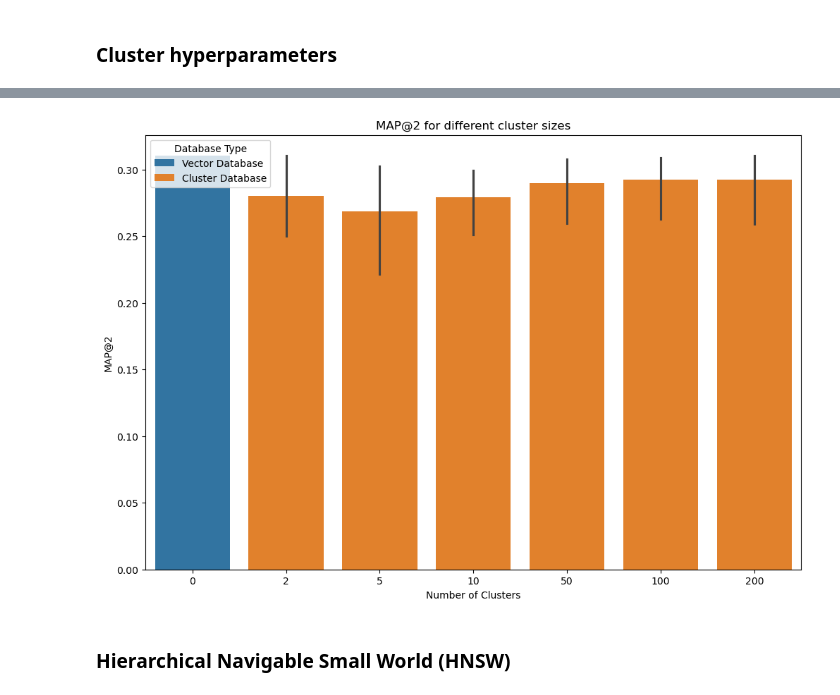
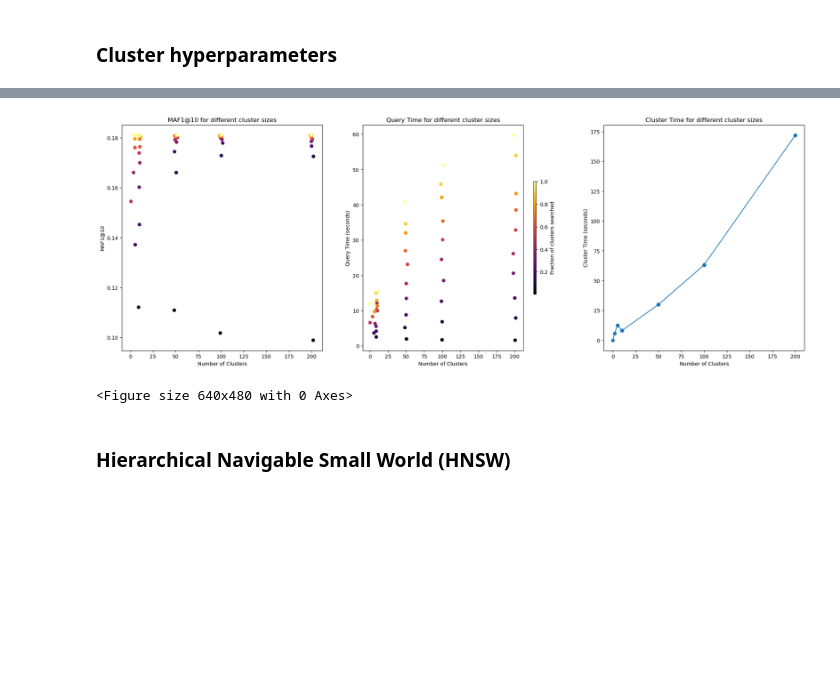
Before and after one commit to cancetinsoy/semantic-search-and-retrieval-with-sbert, a Jupyter notebook: test.ipynb, the cells around one changed output, grey strips where cells are left out. Cells and saved outputs as stored; diff of their text form; code cells hidden in the pictures; blank space fills up the shorter version.

```diff
--- a/test.ipynb
+++ b/test.ipynb
@@ -162,15 +191,63 @@ results = pd.DataFrame(results)
-# %%
-import seaborn as sns
-
-plt.figure(figsize=(12, 8))
-sns.barplot(x="clusters", y=f"MAP@{k}", hue="database", data=results)
-plt.title(f"MAP@{k} for different cluster sizes")
-plt.xlabel("Number of Clusters")
-plt.ylabel(f"MAP@{k}")
-plt.legend(title="Database Type")
-plt.show()
-# %% [output]
-[figure, removed]
+# %%
+import matplotlib.colors as mcolors
+
+k = 10
+
+results = pd.read_csv("results/cluster_results.csv")
+
+# Extract data and add jitter dynamically for MAF1@k
+x1 = results["clusters"] + np.random.uniform(-2, 2, len(results))
+y1 = results[f"MAF1@{k}"]
+hue1 = results["top_c"] / results["clusters"]
+
+# Normalize the hue values for the colormap
+norm1 = mcolors.Normalize(vmin=hue1.min(), vmax=hue1.max())
+cmap1 = plt.cm.inferno
+
+# Extract data and add jitter dynamically for query_time
+x2 = results["clusters"] + np.random.uniform(-2, 2, len(results))
+y2 = results["query_time"]
+hue2 = results["top_c"] / results["clusters"]
+
+# Normalize the hue values for the colormap
+norm2 = mcolors.Normalize(vmin=hue2.min(), vmax=hue2.max())
+cmap2 = plt.cm.inferno
+
+# Create the figure and subplots
+fig, (ax1, ax2, ax3) = plt.subplots(1, 3, figsize=(24, 8), sharey=False)
+
+# Create the first plot for MAF1@k
+scatter1 = ax1.scatter(x1, y1, c=hue1, cmap=cmap1, norm=norm1)
+ax1.set_title(f"MAF1@{k} for different cluster sizes")
+ax1.set_xlabel("Number of Clusters")
+ax1.set_ylabel(f"MAF1@{k}")
+
+# Create the second plot for query_time
+scatter2 = ax2.scatter(x2, y2, c=hue2, cmap=cmap2, norm=norm2)
+ax2.set_title("Query Time for different cluster sizes")
+ax2.set_xlabel("Number of Clusters")
+ax2.set_ylabel("Query Time (seconds)")
+
+# Add colorbar for the second plot
+cbar2 = plt.colorbar(scatter2, ax=ax2, label="Fraction of clusters searched", orientation="vertical", aspect=40, shrink=0.5)
+
+# Plot the line plot for cluster_time
+ax3.plot(results["clusters"], results["cluster_time"], marker='o', linestyle='-')
+
+ax3.set_title("Cluster Time for different cluster sizes")
+ax3.set_xlabel("Number of Clusters")
+ax3.set_ylabel("Cluster Time (seconds)")
+
+# Show the figure
+plt.show()
+
+
+# Show the combined figure
+plt.tight_layout()
+plt.show()
+# %% [output]
+[figure, added]
+<Figure size 640x480 with 0 Axes>
 # %% [markdown]
 ### Hierarchical Navigable Small World (HNSW)
 # %%
```
Also changed, not shown: parts of 13 cells of this notebook, 6 other files.
